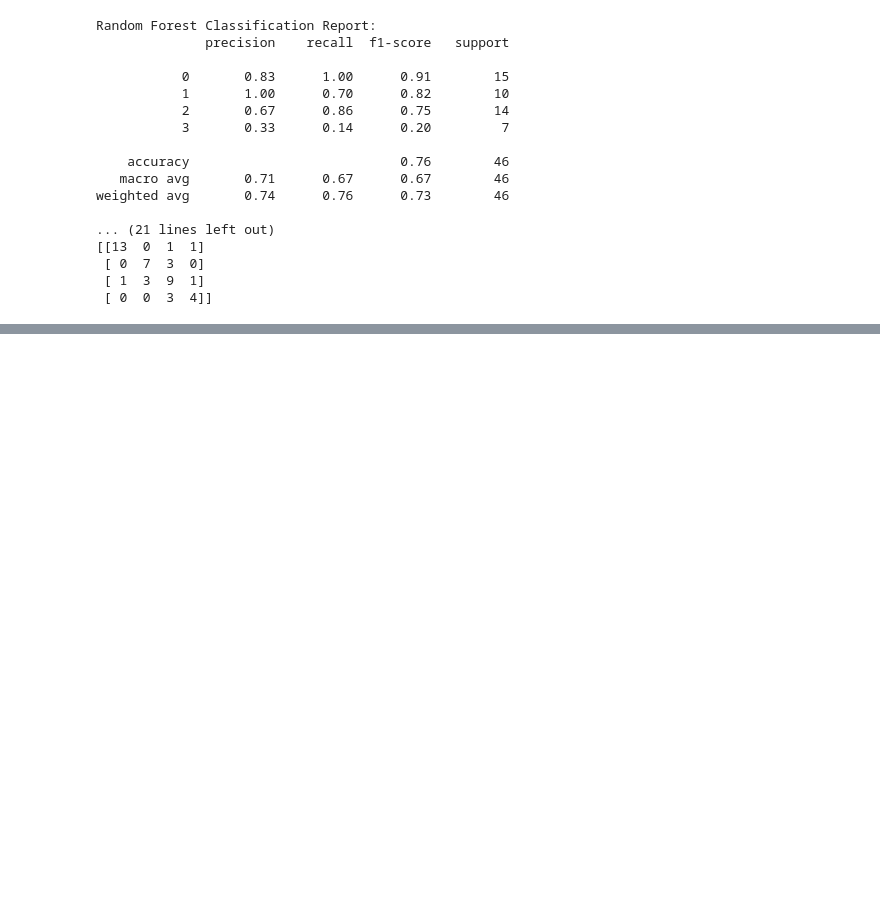
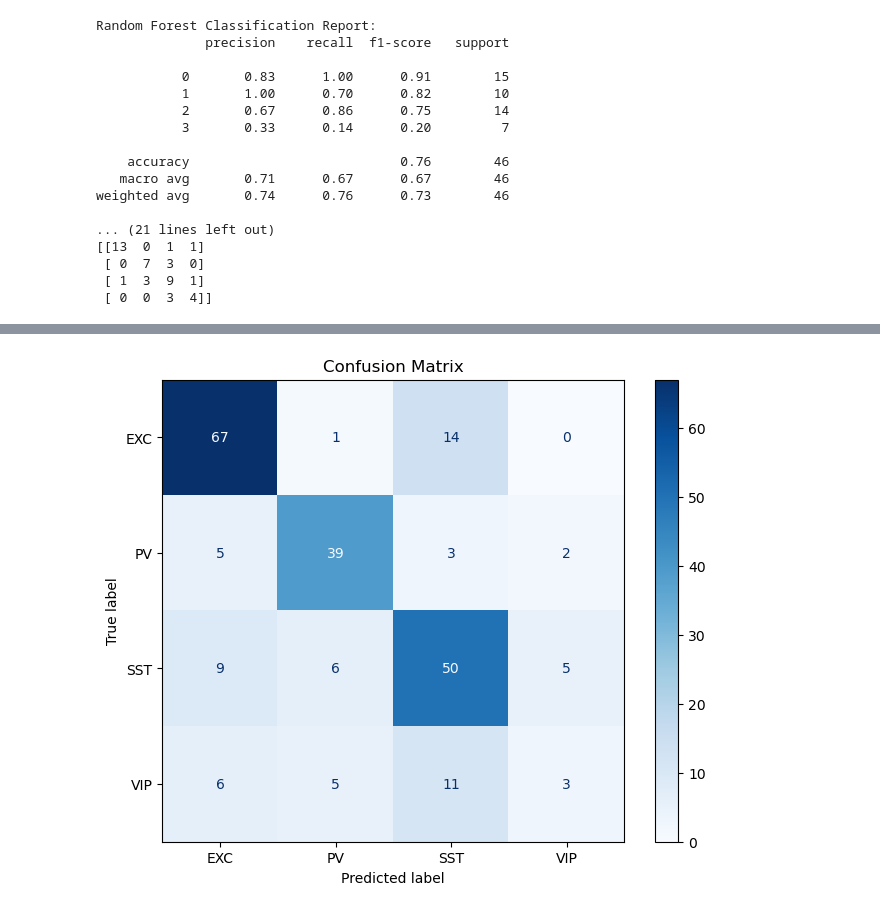
Before and after one commit to maverest/NCCM_project, a Jupyter notebook: project.ipynb, the cells around one changed output, grey strips where cells are left out. Drawn from its saved outputs; the diff is of its cells as text; code cells hidden in the pictures; blank space fills up the shorter version.

```diff
--- a/project.ipynb
+++ b/project.ipynb
@@ -631,0 +660,22 @@ plt.show()
+# %%
+from sklearn.neighbors import KNeighborsClassifier
+from sklearn.metrics import classification_report, accuracy_score
+from sklearn.preprocessing import StandardScaler
+from sklearn.model_selection import cross_val_score, StratifiedKFold,cross_val_predict
+
+
+# KNN avec de la cross
+scaler = StandardScaler()
+X_scaled = scaler.fit_transform(X)
+# 4 classe donc 4
+knn_model = KNeighborsClassifier(n_neighbors=4)
+cv = StratifiedKFold(n_splits=5, shuffle=True, random_state=42)
+cv_scores = cross_val_score(knn_model, X_scaled, y_encoded, cv=cv, scoring='accuracy')
+print(f"Cross-Validation Accuracy: {cv_scores.mean():.4f} ± {cv_scores.std():.4f}")
+
+
+#on peut entrainer sur le full dataset
+knn_model.fit(X_scaled, y_encoded)
+y_pred = cross_val_predict(knn_model, X_scaled, y_encoded, cv=cv)
+print("\nClassification Report (Cross-Validated Predictions):")
+print(classification_report(y_encoded, y_pred, target_names=label_encoder.classes_))
@@ -631,0 +696,12 @@ plt.show()
+# %%
+
+cm = confusion_matrix(y_encoded, y_pred, labels=np.unique(y_encoded))
+
+disp = ConfusionMatrixDisplay(confusion_matrix=cm, display_labels=label_encoder.classes_)
+fig, ax = plt.subplots(figsize=(8, 6))
+disp.plot(ax=ax, cmap='Blues', colorbar=True)
+
+plt.title("Confusion Matrix")
+plt.show()
+# %% [output]
+[figure, added]
```
Also changed, not shown: parts of 13 cells of this notebook.
